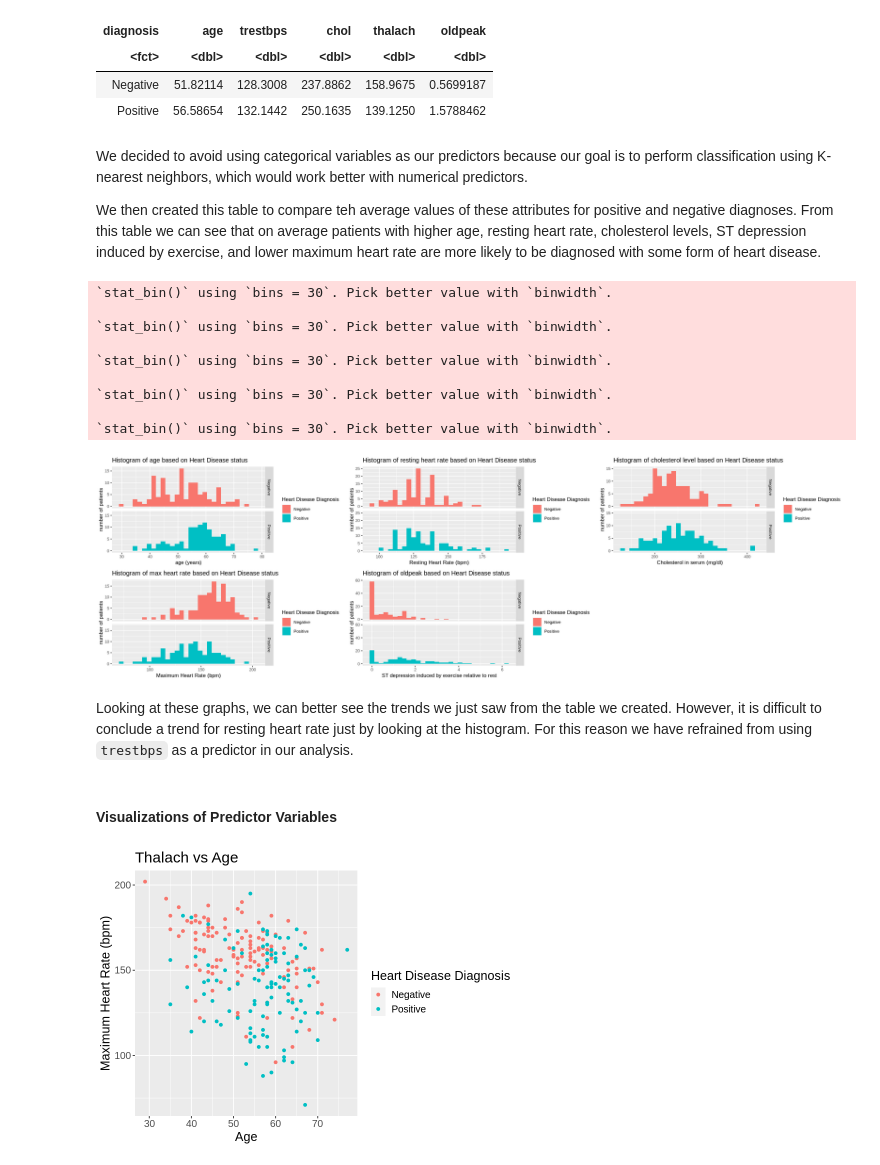
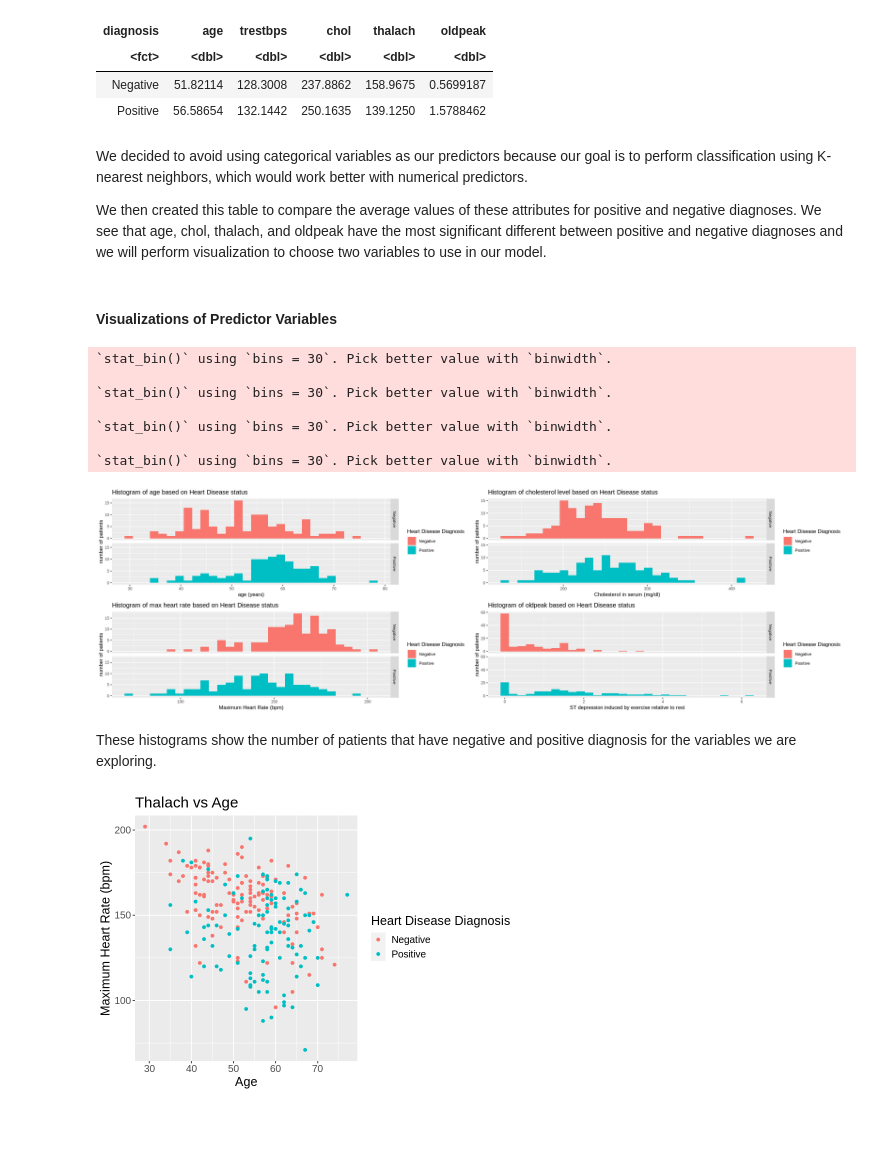
Before and after one commit to kaialami/dsci-007-group-45, a Jupyter notebook: proposal.ipynb, the cells around one changed output. Saved outputs shown, nothing was run; the diff lists cells and outputs as text; code cells hidden in the pictures; blank space fills up the shorter version.

```diff
--- a/proposal.ipynb
+++ b/proposal.ipynb
@@ -203,7 +203,9 @@ A tibble: 2 × 6
 # %% [markdown]
 We decided to avoid using categorical variables as our predictors because our goal is to perform classification using K-nearest neighbors, which would work better with numerical predictors.
 
-We then created this table to compare teh average values of these attributes for positive and negative diagnoses. From this table we can see that on average patients with higher age, resting heart rate, cholesterol levels, ST depression induced by exercise, and lower maximum heart rate are more likely to be diagnosed with some form of heart disease.
+We then created this table to compare the average values of these attributes for positive and negative diagnoses. We see that age, chol, thalach, and oldpeak have the most significant different between positive and negative diagnoses and we will perform visualization to choose two variables to use in our model.
+# %% [markdown]
+#### **Visualizations of Predictor Variables**
 # %%
 options(repr.plot.height = 6, repr.plot.width = 20)
 library(gridExtra)
@@ -213,14 +215,6 @@ age_plot <- heart_train |>
         geom_histogram() +
         labs(x = "age (years)", y = "number of patients", fill = "Heart Disease Diagnosis") +
         ggtitle("Histogram of age based on Heart Disease status") +
-        theme(text = element_text(size = 10)) +
-        facet_grid(rows = vars(diagnosis))
-
-trestbps_plot <- heart_train |>
-        ggplot(aes(x = trestbps, fill = diagnosis)) +
-        geom_histogram() +
-        labs(x = "Resting Heart Rate (bpm)", y = "number of patients", fill = "Heart Disease Diagnosis") +
-        ggtitle("Histogram of resting heart rate based on Heart Disease status") +
         theme(text = element_text(size = 10)) +
         facet_grid(rows = vars(diagnosis))
 
@@ -232,41 +226,37 @@ chol_plot <- heart_train |>
         theme(text = element_text(size = 10)) +
         facet_grid(rows = vars(diagnosis))
 
 
 thalach_plot <- heart_train |>
         ggplot(aes(x = thalach, fill = diagnosis)) +
         geom_histogram() +
         labs(x = "Maximum Heart Rate (bpm)", y = "number of patients", fill = "Heart Disease Diagnosis") +
         ggtitle("Histogram of max heart rate based on Heart Disease status") +
         theme(text = element_text(size = 10)) +
         facet_grid(rows = vars(diagnosis))
 
 
 oldpeak_plot <- heart_train |>
         ggplot(aes(x = oldpeak, fill = diagnosis)) +
         geom_histogram() +
         labs(x = "ST depression induced by exercise relative to rest", y = "number of patients", fill = "Heart Disease Diagnosis") +
         ggtitle("Histogram of oldpeak based on Heart Disease status") +
         theme(text = element_text(size = 10)) +
         facet_grid(rows = vars(diagnosis))
 
 
-grid.arrange(age_plot, trestbps_plot, chol_plot, thalach_plot, oldpeak_plot, ncol = 3)
+grid.arrange(age_plot, chol_plot, thalach_plot, oldpeak_plot, ncol = 2)
 # %% [output]
 `stat_bin()` using `bins = 30`. Pick better value with `binwidth`.
 
 `stat_bin()` using `bins = 30`. Pick better value with `binwidth`.
 
 `stat_bin()` using `bins = 30`. Pick better value with `binwidth`.
 
 `stat_bin()` using `bins = 30`. Pick better value with `binwidth`.
-
-`stat_bin()` using `bins = 30`. Pick better value with `binwidth`.
-[figure, old version]
+[figure, new version]
 # %% [markdown]
-Looking at these graphs, we can better see the trends we just saw from the table we created. However, it is difficult to conclude a trend for resting heart rate just by looking at the histogram. For this reason we have refrained from using `trestbps` as a predictor in our analysis.
+These histograms show the number of patients that have negative and positive diagnosis for the variables we are exploring.
-# %% [markdown]
-#### **Visualizations of Predictor Variables**
 # %%
 options(repr.plot.height = 5, repr.plot.width = 7)
 
```
Also changed, not shown: parts of 7 cells of this notebook.
